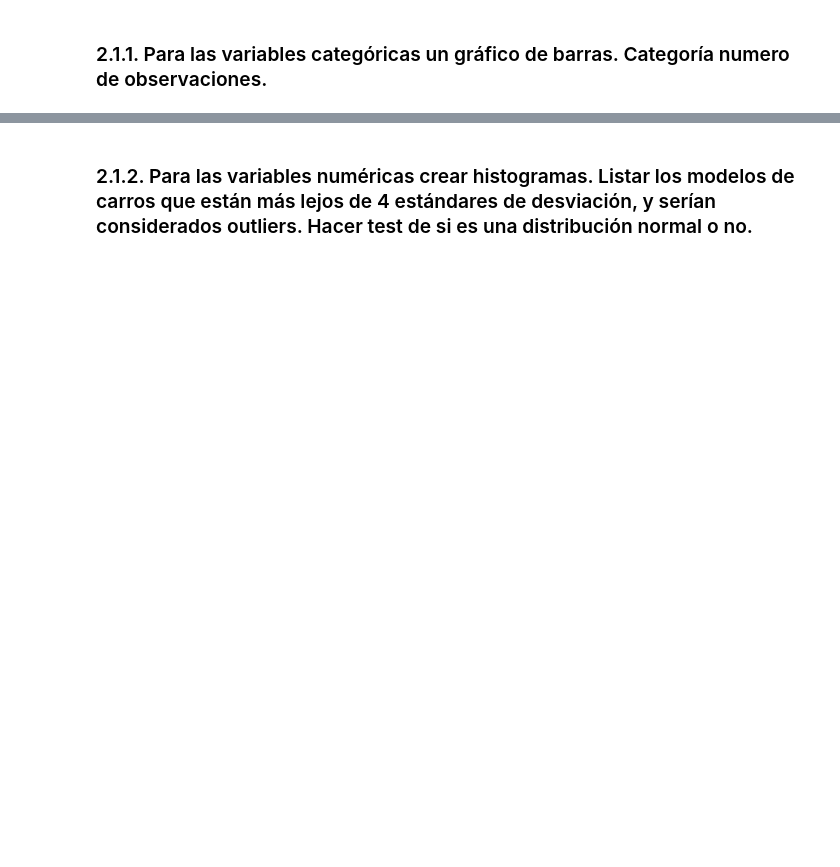
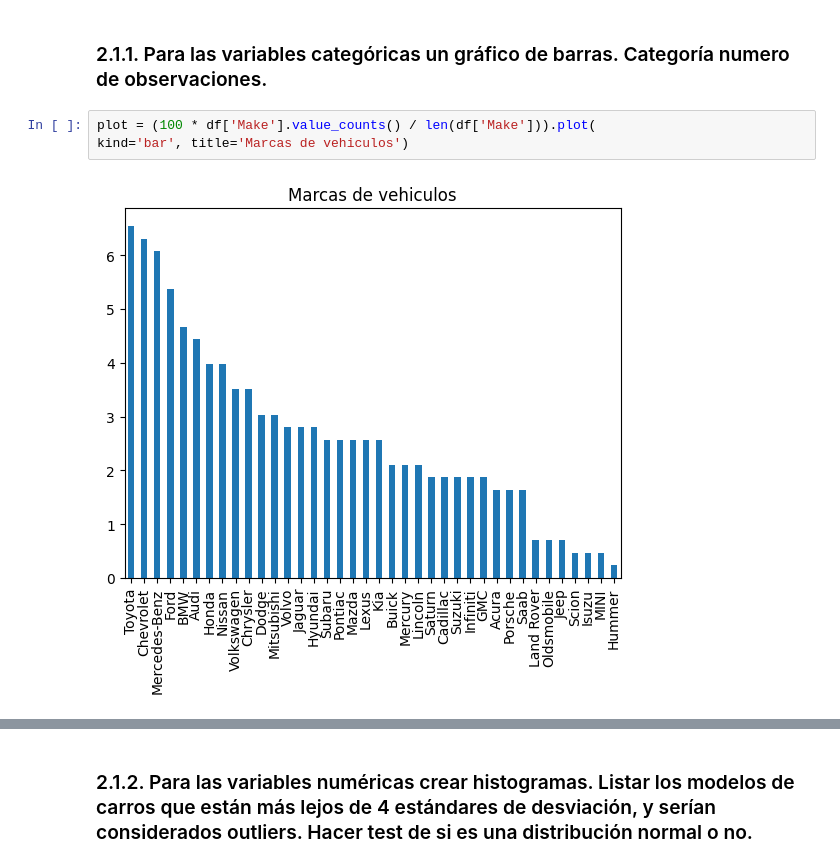
Before and after one commit to JuanMorales4619/Estadistica-3, a Jupyter notebook: Tarea 1/src/notebook/Punto2.ipynb, the cells around one changed output, grey strips where cells are left out. Drawn from its saved outputs; the diff is of its cells as text; blank space fills up the shorter version.

```diff
--- a/Tarea 1/src/notebook/Punto2.ipynb
+++ b/Tarea 1/src/notebook/Punto2.ipynb
@@ -24,2 +36,7 @@ df.head()
 # %% [markdown]
 ### 2.1.1. Para las variables categóricas un gráfico de barras. Categoría numero de observaciones.
+# %%
+plot = (100 * df['Make'].value_counts() / len(df['Make'])).plot(
+kind='bar', title='Marcas de vehiculos')
+# %% [output]
+[figure, added]
```
Also changed, not shown: parts of 39 cells of this notebook, 1 other file.
